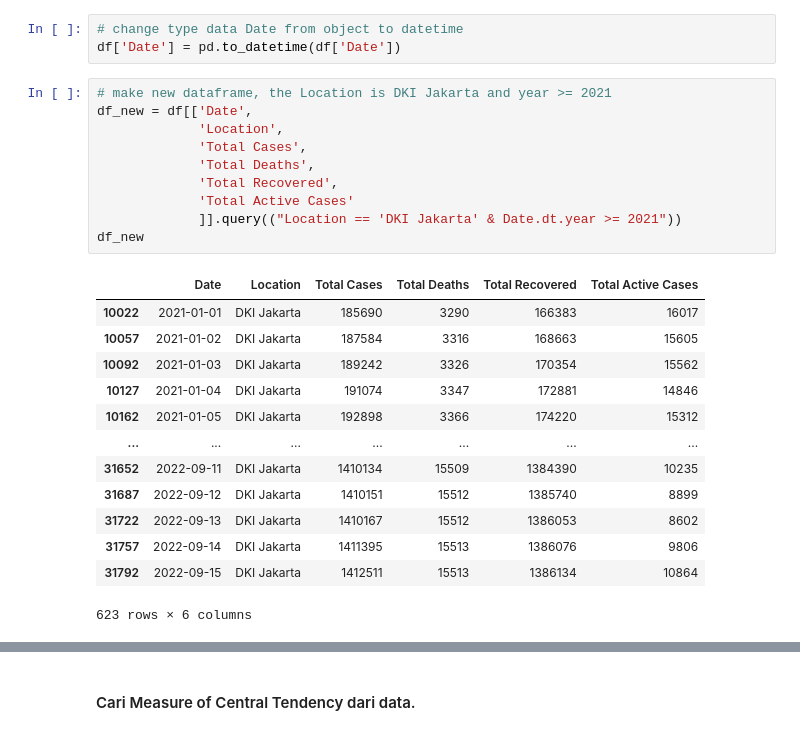
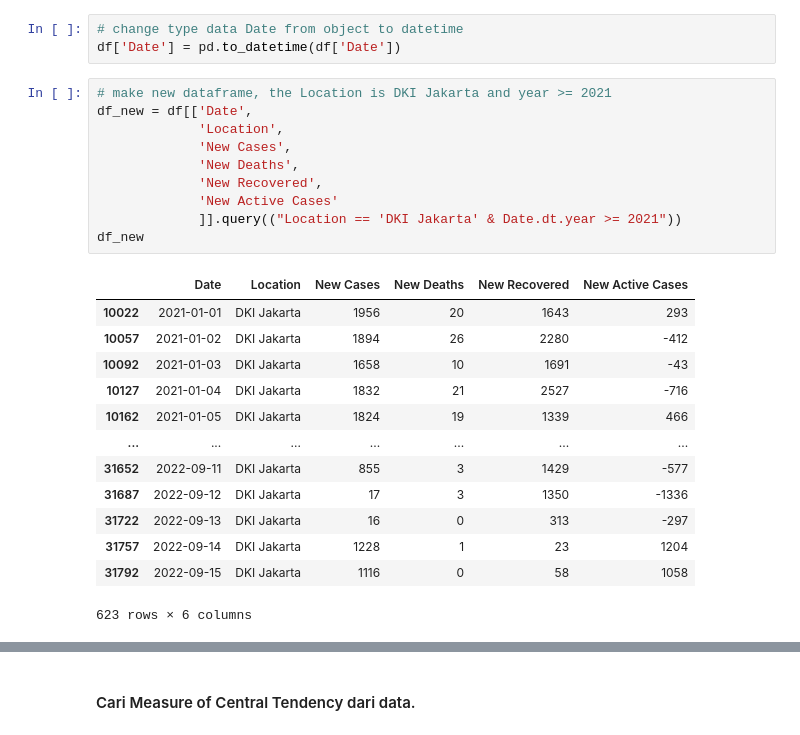
Before and after one commit to yurizza/H8DSFT_NGC, a Jupyter notebook: week2/h8dsft_Descriptive.ipynb, the cells around one changed output, grey strips where cells are left out. Drawn from its saved outputs; the diff is of its cells as text.

Commit message:
modify dataframe

```diff
--- a/week2/h8dsft_Descriptive.ipynb
+++ b/week2/h8dsft_Descriptive.ipynb
@@ -49,26 +49,26 @@ df['Date'] = pd.to_datetime(df['Date'])
 # %%
 # make new dataframe, the Location is DKI Jakarta and year >= 2021
 df_new = df[['Date',
              'Location',
-             'Total Cases',
-             'Total Deaths',
-             'Total Recovered',
-             'Total Active Cases'
+             'New Cases',
+             'New Deaths',
+             'New Recovered',
+             'New Active Cases'
              ]].query(("Location == 'DKI Jakarta' & Date.dt.year >= 2021"))
 df_new
 # %% [output]
-|  | Date | Location | Total Cases | Total Deaths | Total Recovered | Total Active Cases |
-| 10022 | 2021-01-01 | DKI Jakarta | 185690 | 3290 | 166383 | 16017 |
-| 10057 | 2021-01-02 | DKI Jakarta | 187584 | 3316 | 168663 | 15605 |
-| 10092 | 2021-01-03 | DKI Jakarta | 189242 | 3326 | 170354 | 15562 |
-| 10127 | 2021-01-04 | DKI Jakarta | 191074 | 3347 | 172881 | 14846 |
-| 10162 | 2021-01-05 | DKI Jakarta | 192898 | 3366 | 174220 | 15312 |
+|  | Date | Location | New Cases | New Deaths | New Recovered | New Active Cases |
+| 10022 | 2021-01-01 | DKI Jakarta | 1956 | 20 | 1643 | 293 |
+| 10057 | 2021-01-02 | DKI Jakarta | 1894 | 26 | 2280 | -412 |
+| 10092 | 2021-01-03 | DKI Jakarta | 1658 | 10 | 1691 | -43 |
+| 10127 | 2021-01-04 | DKI Jakarta | 1832 | 21 | 2527 | -716 |
+| 10162 | 2021-01-05 | DKI Jakarta | 1824 | 19 | 1339 | 466 |
 | ... | ... | ... | ... | ... | ... | ... |
-| 31652 | 2022-09-11 | DKI Jakarta | 1410134 | 15509 | 1384390 | 10235 |
-| 31687 | 2022-09-12 | DKI Jakarta | 1410151 | 15512 | 1385740 | 8899 |
-| 31722 | 2022-09-13 | DKI Jakarta | 1410167 | 15512 | 1386053 | 8602 |
-| 31757 | 2022-09-14 | DKI Jakarta | 1411395 | 15513 | 1386076 | 9806 |
-| 31792 | 2022-09-15 | DKI Jakarta | 1412511 | 15513 | 1386134 | 10864 |
+| 31652 | 2022-09-11 | DKI Jakarta | 855 | 3 | 1429 | -577 |
+| 31687 | 2022-09-12 | DKI Jakarta | 17 | 3 | 1350 | -1336 |
+| 31722 | 2022-09-13 | DKI Jakarta | 16 | 0 | 313 | -297 |
+| 31757 | 2022-09-14 | DKI Jakarta | 1228 | 1 | 23 | 1204 |
+| 31792 | 2022-09-15 | DKI Jakarta | 1116 | 0 | 58 | 1058 |
 623 rows × 6 columns
 # %%
 # reset index from 0
```
Also changed, not shown: parts of 15 cells of this notebook.
